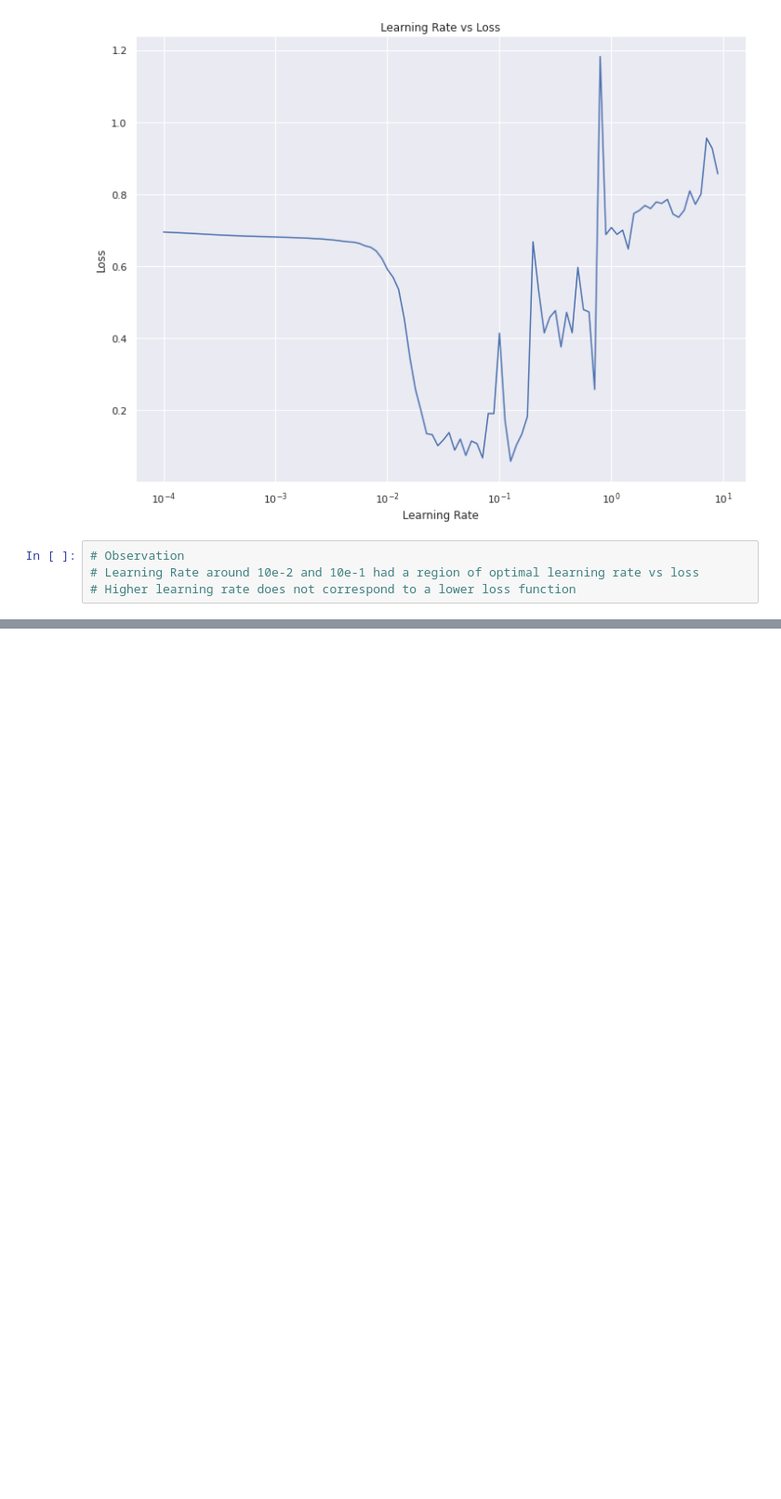
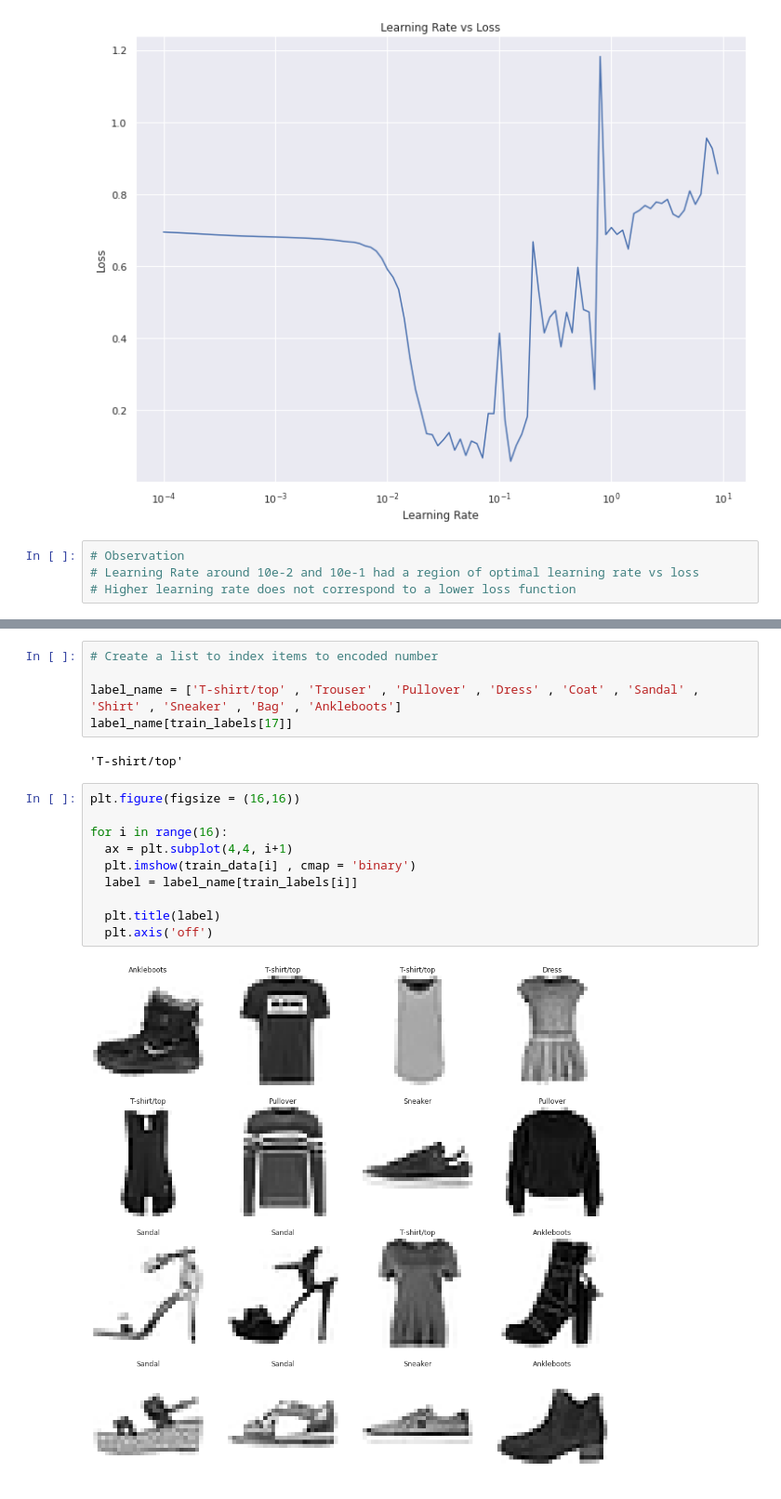
Before and after one commit to 86lekwenshiung/Neural-Network-with-Tensorflow, a Jupyter notebook: 02_Neural_Network_Classification_With_Tensorflow.ipynb, the cells around one changed output, grey strips where cells are left out. Shown at 93% size. Saved outputs shown, nothing was run; the diff lists cells and outputs as text; blank space fills up the shorter version.

```diff
--- a/02_Neural_Network_Classification_With_Tensorflow.ipynb
+++ b/02_Neural_Network_Classification_With_Tensorflow.ipynb
@@ -503,0 +598,19 @@ plt.title('Learning Rate vs Loss');
+# %%
+# Create a list to index items to encoded number
+
+label_name = ['T-shirt/top' , 'Trouser' , 'Pullover' , 'Dress' , 'Coat' , 'Sandal' , 'Shirt' , 'Sneaker' , 'Bag' , 'Ankleboots']
+label_name[train_labels[17]]
+# %% [output]
+'T-shirt/top'
+# %%
+plt.figure(figsize = (16,16))
+
+for i in range(16):
+  ax = plt.subplot(4,4, i+1)
+  plt.imshow(train_data[i] , cmap = 'binary')
+  label = label_name[train_labels[i]]
+
+  plt.title(label)
+  plt.axis('off')
+# %% [output]
+[figure, added]
```
Also changed, not shown: parts of 14 cells of this notebook.
